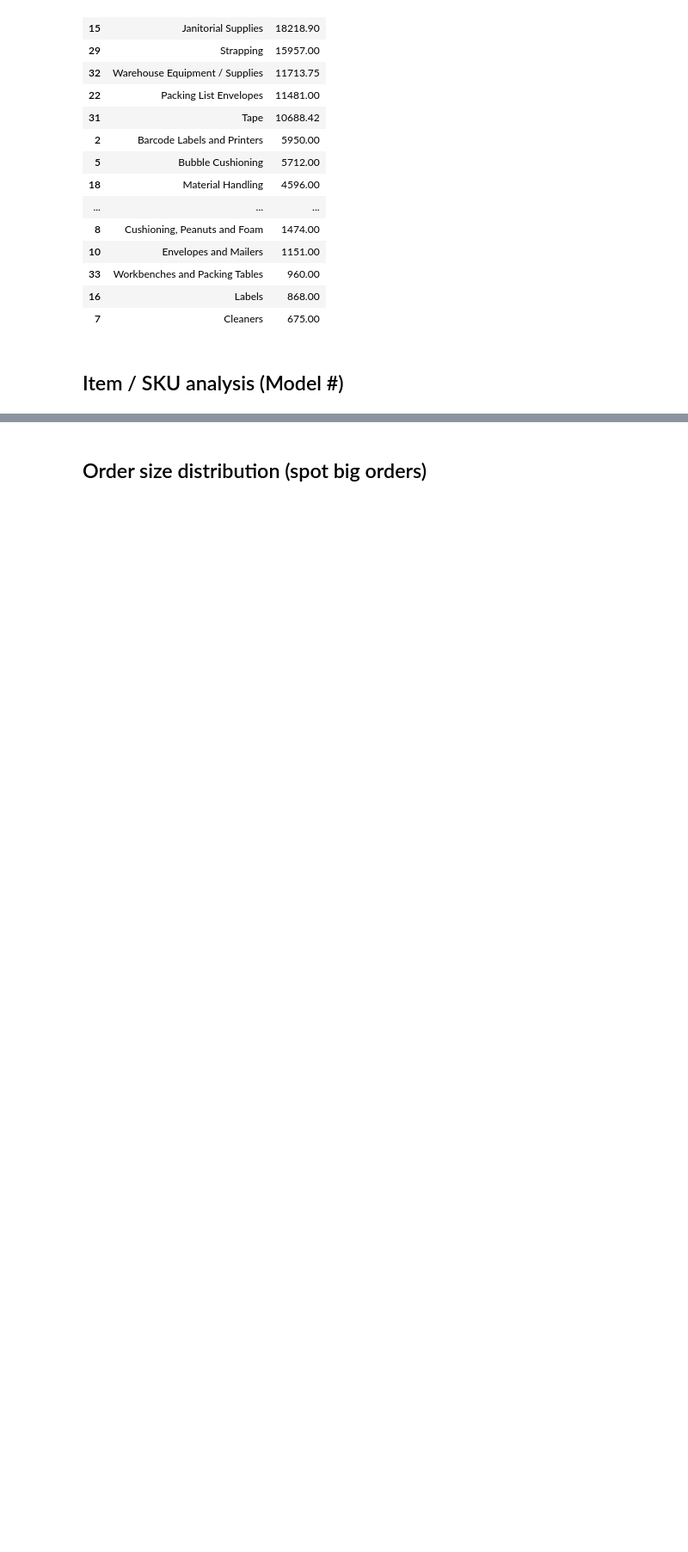
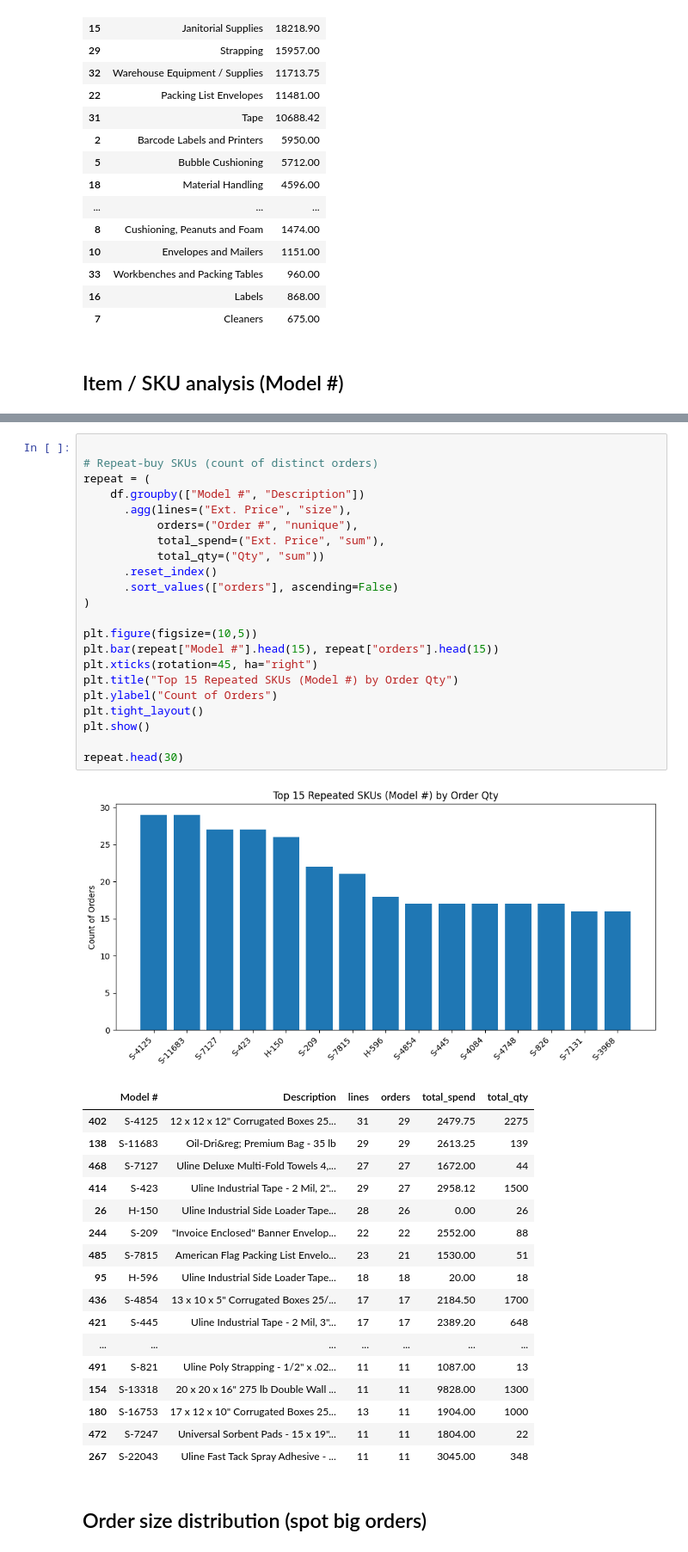
Before and after one commit to usma92/Uline, a Jupyter notebook: Uline_2025_Spend_Analysis.ipynb, the cells around one changed output, grey strips where cells are left out. Shown at 86% size. Cells and saved outputs as stored; diff of their text form; blank space fills up the shorter version.

```diff
--- a/Uline_2025_Spend_Analysis.ipynb
+++ b/Uline_2025_Spend_Analysis.ipynb
@@ -392,3 +381,44 @@ repeat.head(30)
+# %%
+
+# Repeat-buy SKUs (count of distinct orders)
+repeat = (
+    df.groupby(["Model #", "Description"])
+      .agg(lines=("Ext. Price", "size"),
+           orders=("Order #", "nunique"),
+           total_spend=("Ext. Price", "sum"),
+           total_qty=("Qty", "sum"))
+      .reset_index()
+      .sort_values(["orders"], ascending=False)
+)
+
+plt.figure(figsize=(10,5))
+plt.bar(repeat["Model #"].head(15), repeat["orders"].head(15))
+plt.xticks(rotation=45, ha="right")
+plt.title("Top 15 Repeated SKUs (Model #) by Order Qty")
+plt.ylabel("Count of Orders")
+plt.tight_layout()
+plt.show()
+
+repeat.head(30)
+# %% [output]
+[figure, added]
+|  | Model # | Description | lines | orders | total_spend | total_qty |
+| 402 | S-4125 | 12 x 12 x 12" Corrugated Boxes 25... | 31 | 29 | 2479.75 | 2275 |
+| 138 | S-11683 | Oil-Dri&reg; Premium Bag - 35 lb | 29 | 29 | 2613.25 | 139 |
+| 468 | S-7127 | Uline Deluxe Multi-Fold Towels 4,... | 27 | 27 | 1672.00 | 44 |
+| 414 | S-423 | Uline Industrial Tape - 2 Mil, 2"... | 29 | 27 | 2958.12 | 1500 |
+| 26 | H-150 | Uline Industrial Side Loader Tape... | 28 | 26 | 0.00 | 26 |
+| 244 | S-209 | "Invoice Enclosed" Banner Envelop... | 22 | 22 | 2552.00 | 88 |
+| 485 | S-7815 | American Flag Packing List Envelo... | 23 | 21 | 1530.00 | 51 |
+| 95 | H-596 | Uline Industrial Side Loader Tape... | 18 | 18 | 20.00 | 18 |
+| 436 | S-4854 | 13 x 10 x 5" Corrugated Boxes 25/... | 17 | 17 | 2184.50 | 1700 |
+| 421 | S-445 | Uline Industrial Tape - 2 Mil, 3"... | 17 | 17 | 2389.20 | 648 |
+| ... | ... | ... | ... | ... | ... | ... |
+| 491 | S-821 | Uline Poly Strapping - 1/2" x .02... | 11 | 11 | 1087.00 | 13 |
+| 154 | S-13318 | 20 x 20 x 16" 275 lb Double Wall ... | 11 | 11 | 9828.00 | 1300 |
+| 180 | S-16753 | 17 x 12 x 10" Corrugated Boxes 25... | 13 | 11 | 1904.00 | 1000 |
+| 472 | S-7247 | Universal Sorbent Pads - 15 x 19"... | 11 | 11 | 1804.00 | 22 |
+| 267 | S-22043 | Uline Fast Tack Spray Adhesive - ... | 11 | 11 | 3045.00 | 348 |
 # %% [markdown]
 ## Order size distribution (spot big orders)
 # %%
```
Also changed, not shown: parts of 4 cells of this notebook, 2 other files.
